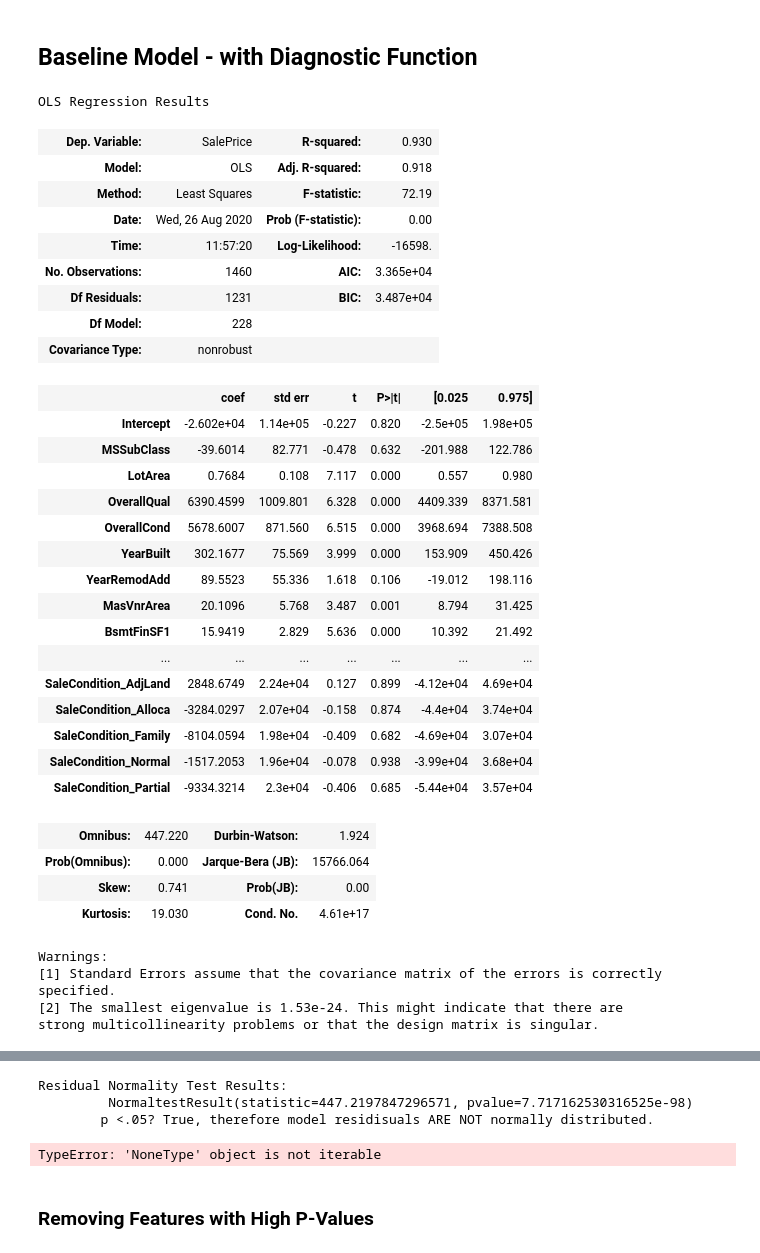
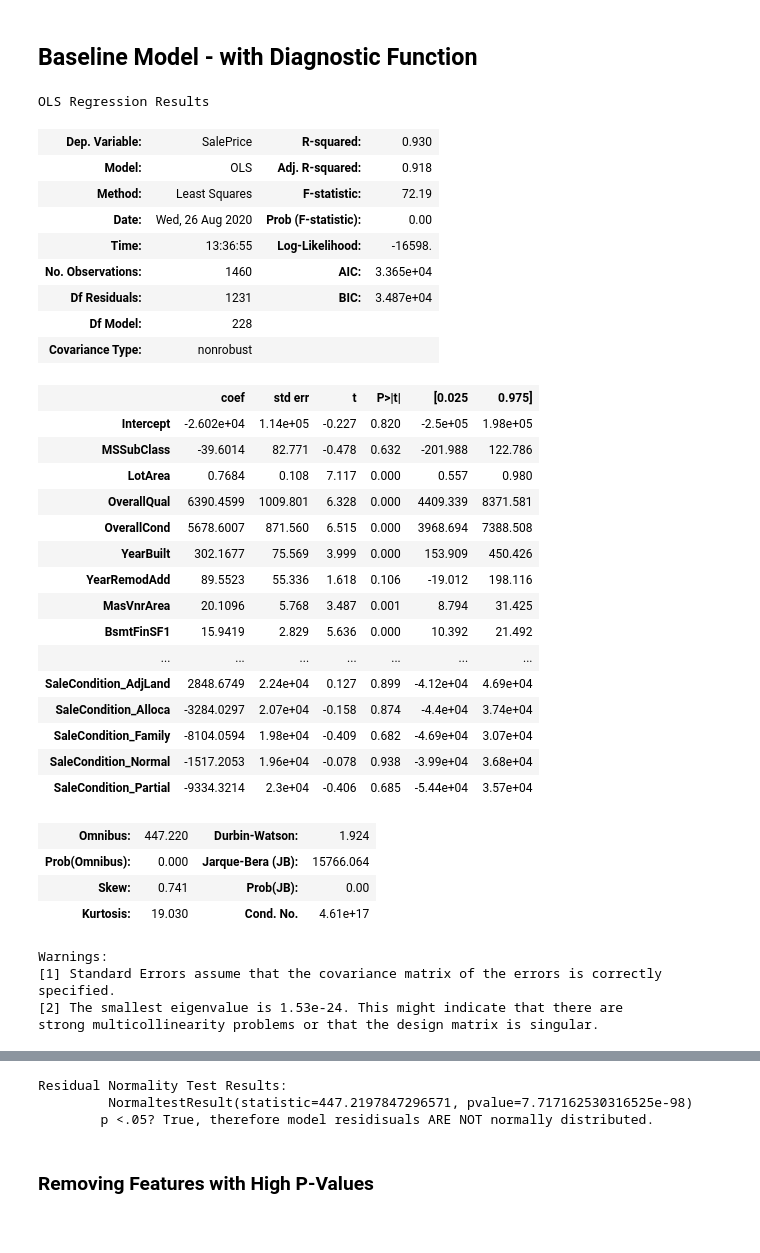
Before and after one commit to jirvingphd/fsds_070620_FT, a Jupyter notebook: Mod_2/mod_2_project/instructor/mod_2_project_office_hours_OSEMN-instructor.ipynb, the cells around one changed output, grey strips where cells are left out. Cells and saved outputs as stored; diff of their text form; code cells hidden in the pictures.

```diff
--- a/Mod_2/mod_2_project/instructor/mod_2_project_office_hours_OSEMN-instructor.ipynb
+++ b/Mod_2/mod_2_project/instructor/mod_2_project_office_hours_OSEMN-instructor.ipynb
@@ -593,8 +605,10 @@ def diagnose_model(model,y_true=None,show_summary=True):
     ## SHow summary
     if show_summary:
         display(model.summary())
+
     ## Get Model Residuals
     resids = model.resid
+    y_pred = model.predict()
 
     ## Create PLot
     fig,ax = plt.subplots(ncols=2,figsize=(10,5))
@@ -607,10 +621,10 @@ def diagnose_model(model,y_true=None,show_summary=True):
 
     ## RESIDUAL PLOT for Homoskedasticity
 
-    ## Create xs for resid plot. Defaults to linspace for # of rows
+    ## Create xs for resid plot. Defaults to model predictions
     if y_true is None:
-        xs = np.linspace(0,len(resids),len(resids))
-        xlabel = 'Row in Dataset'
+        xs = y_pred#np.linspace(0,len(resids),len(resids))
+        xlabel = 'Predicted Target Values'
         font_dict = dict(rotation = 0)
 
     else:
@@ -689,14 +703,14 @@ Residual Normality Test Results:
 ## Baseline  Model - with Diagnostic Function
 # %%
 model = make_model(df_ohe)
-fig,ax = diagnose_model(model)
+diagnose_model(model)
 # %% [output]
 OLS Regression Results
 | Dep. Variable: | SalePrice | R-squared: | 0.930 |
 | Model: | OLS | Adj. R-squared: | 0.918 |
 | Method: | Least Squares | F-statistic: | 72.19 |
 | Date: | Wed, 26 Aug 2020 | Prob (F-statistic): | 0.00 |
-| Time: | 11:57:20 | Log-Likelihood: | -16598. |
+| Time: | 13:36:55 | Log-Likelihood: | -16598. |
 | No. Observations: | 1460 | AIC: | 3.365e+04 |
 | Df Residuals: | 1231 | BIC: | 3.487e+04 |
 | Df Model: | 228 |  |  |
@@ -729,7 +743,6 @@ strong multicollinearity problems or that the design matrix is singular.
 Residual Normality Test Results:
          NormaltestResult(statistic=447.2197847296571, pvalue=7.717162530316525e-98)
         p <.05? True, therefore model residisuals ARE NOT normally distributed.
-TypeError: 'NoneType' object is not iterable
 # %% [markdown]
 ### Removing Features with High P-Values
 # %%
```
Also changed, not shown: parts of 39 cells of this notebook, 2 other files.
